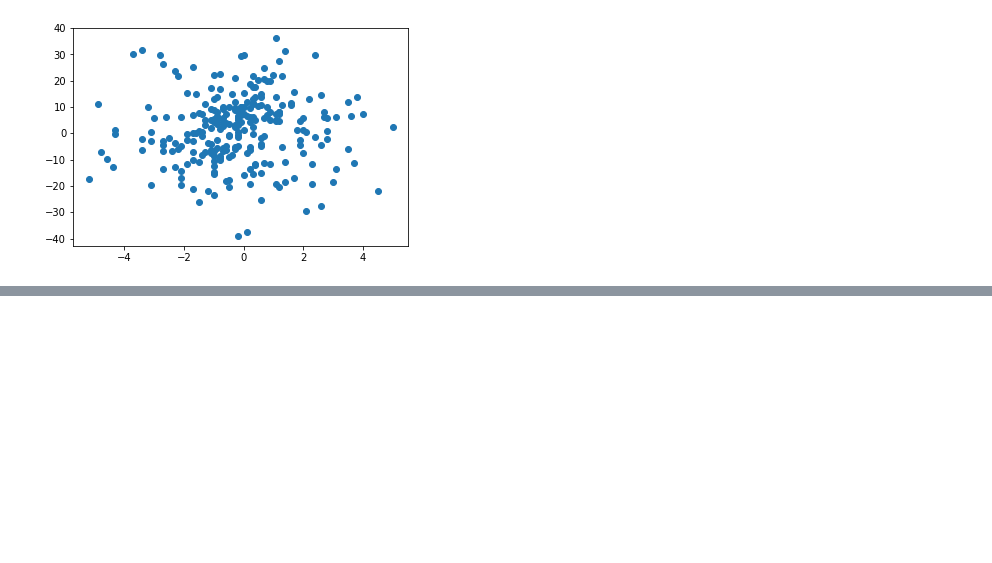
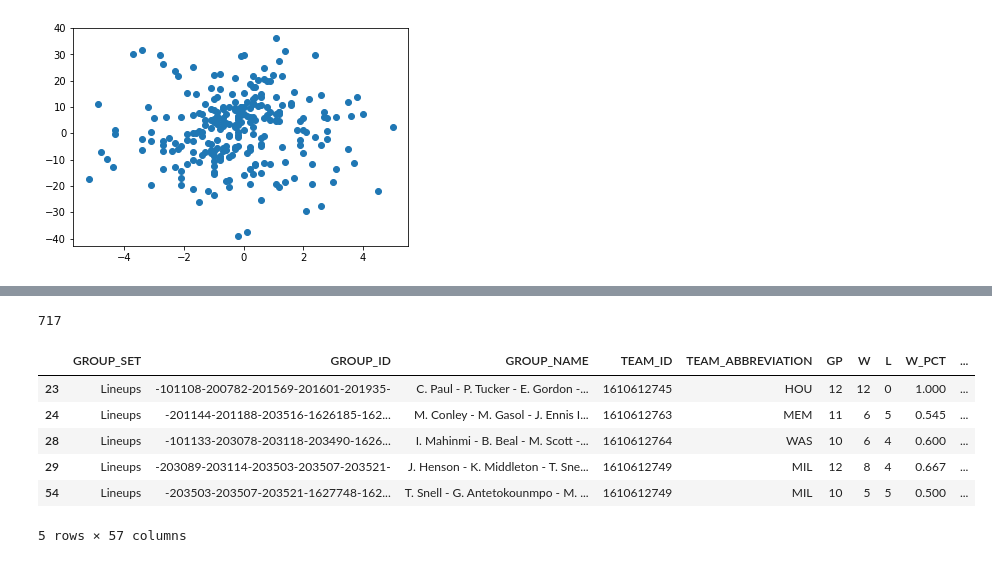
Before and after one commit to DylanHong/Math76, a Jupyter notebook: ChemistryScore.ipynb, the cells around one changed output, grey strips where cells are left out. Drawn from its saved outputs; the diff is of its cells as text; code cells hidden in the pictures; blank space fills up the shorter version.

```diff
--- a/ChemistryScore.ipynb
+++ b/ChemistryScore.ipynb
@@ -333,0 +384,13 @@ plt.scatter(dfLineup['STL_NET'],dfLineup['PLUS_MINUS'])
+# %%
+new = tempdf.loc[(tempdf['GP'] >= 10)]
+print(len(new))
+new.head()
+# %% [output]
+717
+|  | GROUP_SET | GROUP_ID | GROUP_NAME | TEAM_ID | TEAM_ABBREVIATION | GP | W | L | W_PCT | ... |
+| 23 | Lineups | -101108-200782-201569-201601-201935- | C. Paul - P. Tucker - E. Gordon -... | 1610612745 | HOU | 12 | 12 | 0 | 1.000 | ... |
+| 24 | Lineups | -201144-201188-203516-1626185-162... | M. Conley - M. Gasol - J. Ennis I... | 1610612763 | MEM | 11 | 6 | 5 | 0.545 | ... |
+| 28 | Lineups | -101133-203078-203118-203490-1626... | I. Mahinmi - B. Beal - M. Scott -... | 1610612764 | WAS | 10 | 6 | 4 | 0.600 | ... |
+| 29 | Lineups | -203089-203114-203503-203507-203521- | J. Henson - K. Middleton - T. Sne... | 1610612749 | MIL | 12 | 8 | 4 | 0.667 | ... |
+| 54 | Lineups | -203503-203507-203521-1627748-162... | T. Snell - G. Antetokounmpo - M. ... | 1610612749 | MIL | 10 | 5 | 5 | 0.500 | ... |
+5 rows × 57 columns
```
Also changed, not shown: parts of 7 cells of this notebook.
